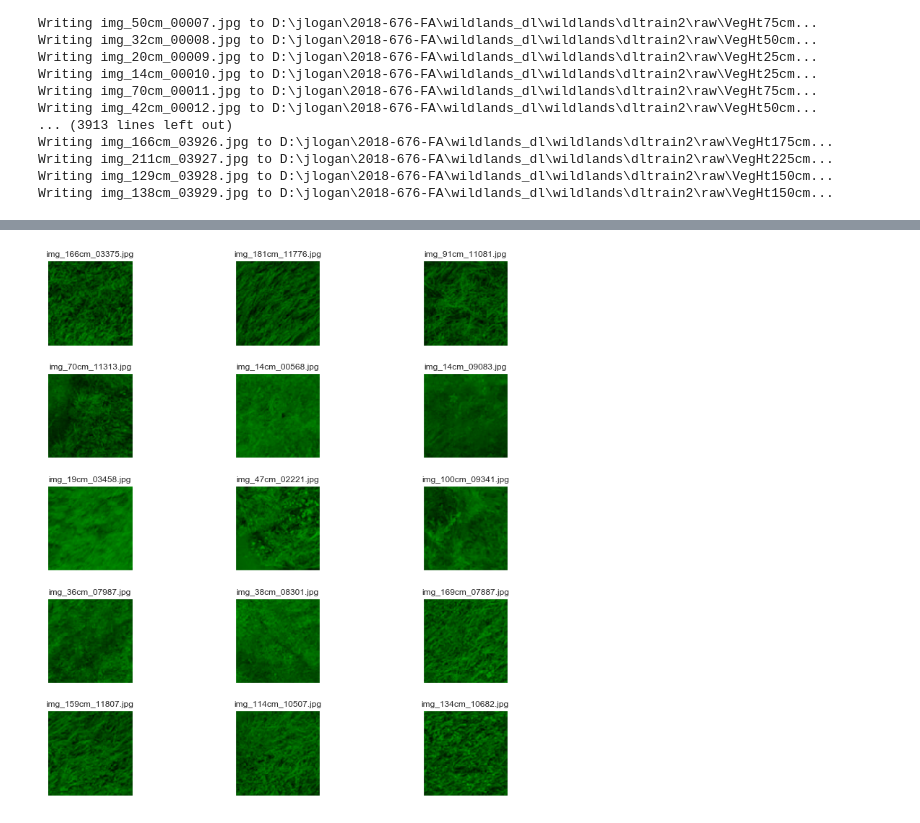
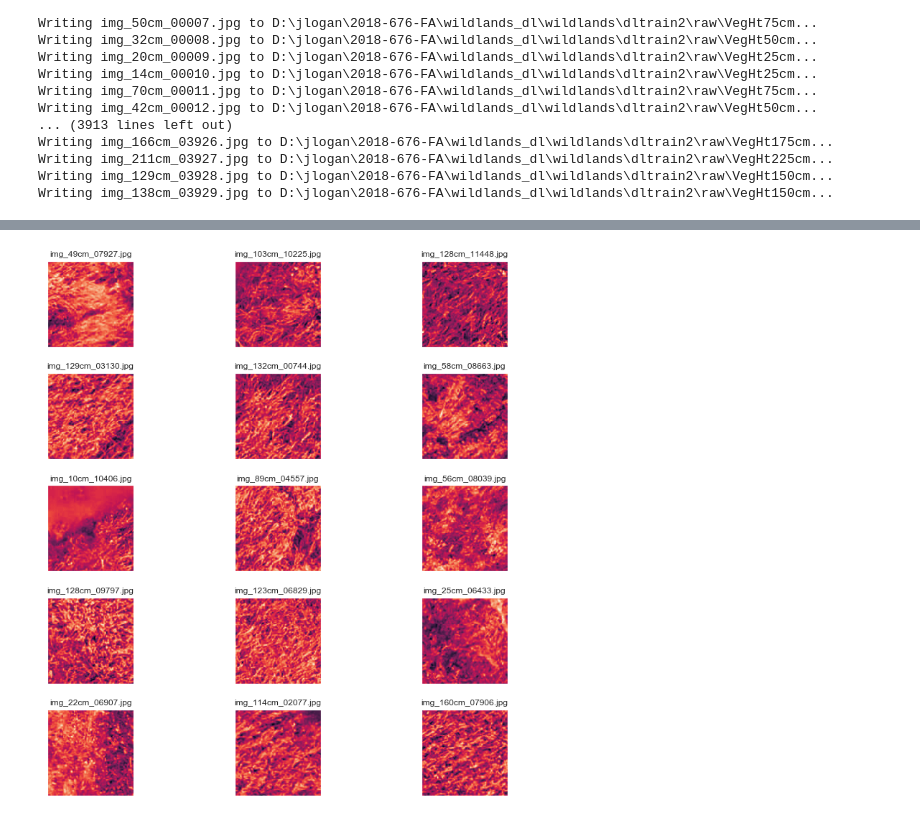
Before and after one commit to jlogan-usgs/wildlandsDL, a Jupyter notebook: WildlandsExportDLTrainTiles.ipynb, the cells around one changed output, grey strips where cells are left out. Drawn from its saved outputs; the diff is of its cells as text; code cells hidden in the pictures.

Commit message:
plot single channel

```diff
--- a/WildlandsExportDLTrainTiles.ipynb
+++ b/WildlandsExportDLTrainTiles.ipynb
@@ -123,25 +123,34 @@ for i, ax in enumerate(fig.axes):
 # %%
 #plot random single band images
 def channel(img, n):
     """Isolate the nth channel from the image.
 
        n = 0: red, 1: green, 2: blue
     """
     a = np.array(img)
     a[:,:,(n!=0, n!=1, n!=2)] *= 0
     return Image.fromarray(a)
 
+def channel_as_array(img, n):
+    """Isolate the nth channel from the image, return as array.
+
+       n = 0: red, 1: green, 2: blue
+    """
+    a = np.array(img)
+    a = a[:,:,n]
+    return a
+
 fig, axs = plt.subplots(figsize=(11,11), ncols=3, nrows=5)
 files = random.sample([f for f in outdir.glob('**/*.jpg')],15)
 fig.tight_layout()
 
 for i, ax in enumerate(fig.axes):
     im = Image.open(files[i])
-    ch = channel(im,1)
+    ch = channel_as_array(im,1)
     ax.imshow(ch)
     ax.grid(False)
     ax.yaxis.set_major_locator(plt.NullLocator())
     ax.xaxis.set_major_locator(plt.NullLocator())
     ax.set_title(files[i].name)
 # %% [output]
-[figure, old version]
+[figure, new version]
```
Also changed, not shown: parts of 2 cells of this notebook.
